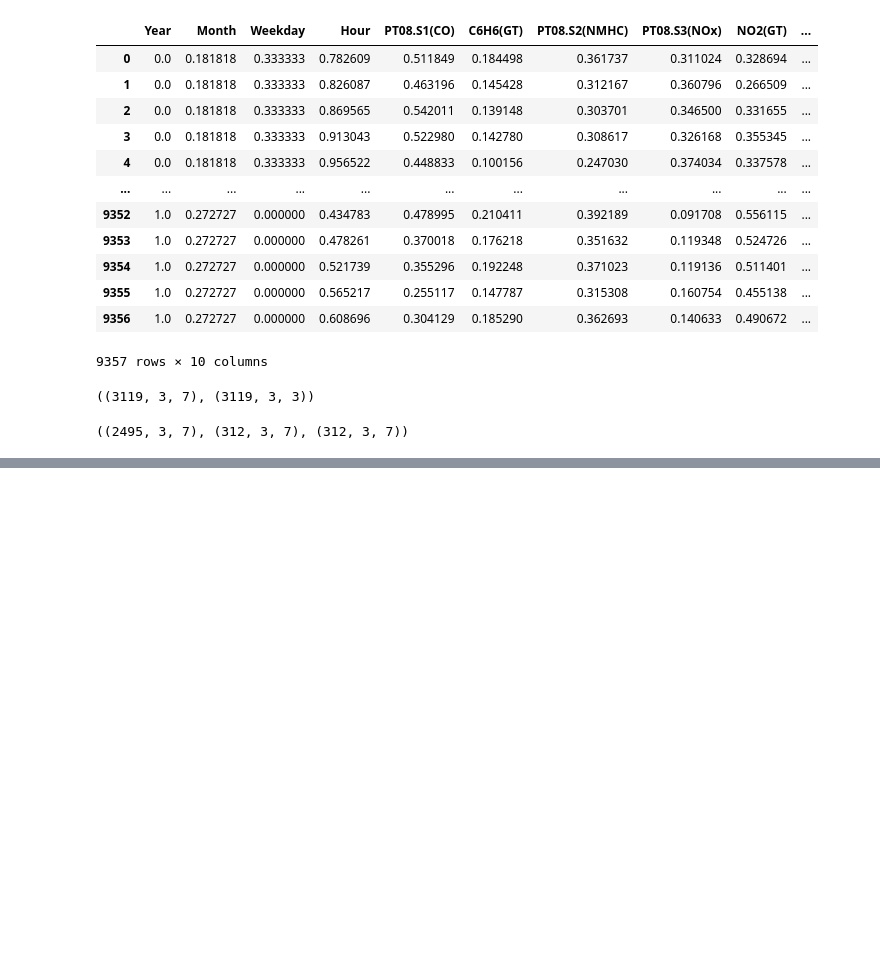
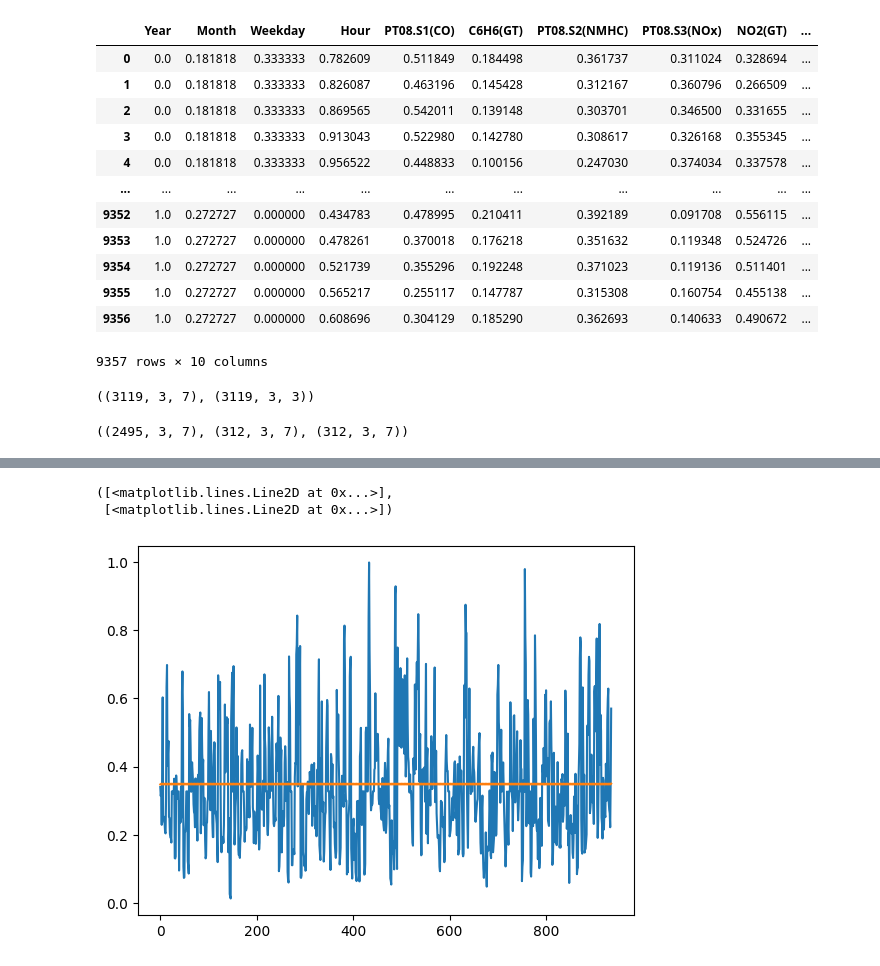
Before and after one commit to jasonchu-dev/Air_Quality_Forecasting, a Jupyter notebook: Untitled.ipynb, the cells around one changed output, grey strips where cells are left out. Saved outputs shown, nothing was run; the diff lists cells and outputs as text; code cells hidden in the pictures; blank space fills up the shorter version.

```diff
--- a/Untitled.ipynb
+++ b/Untitled.ipynb
@@ -338,0 +483,6 @@ KeyboardInterrupt:
+# %%
+plt.plot(ground_3), plt.plot(pred_3)
+# %% [output]
+([<matplotlib.lines.Line2D at 0x...>],
+ [<matplotlib.lines.Line2D at 0x...>])
+[figure, added]
```
Also changed, not shown: parts of 14 cells of this notebook, 1 other file.
